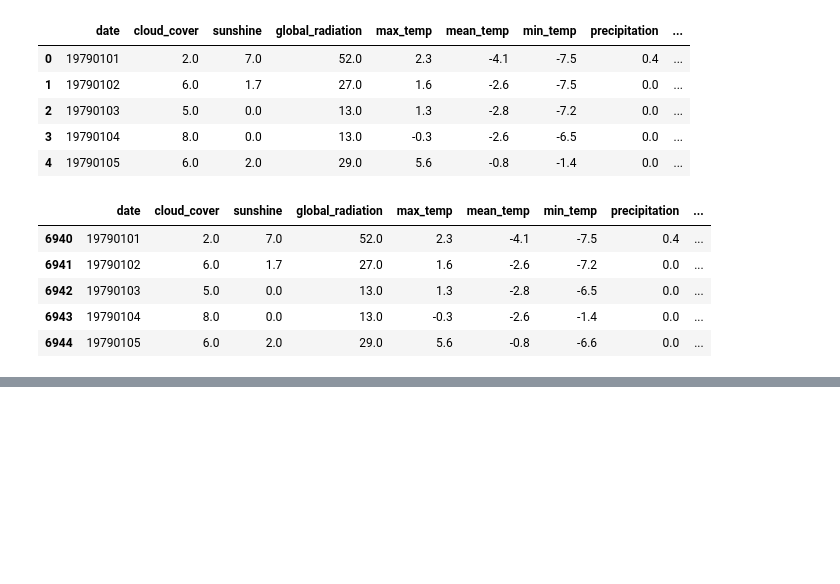
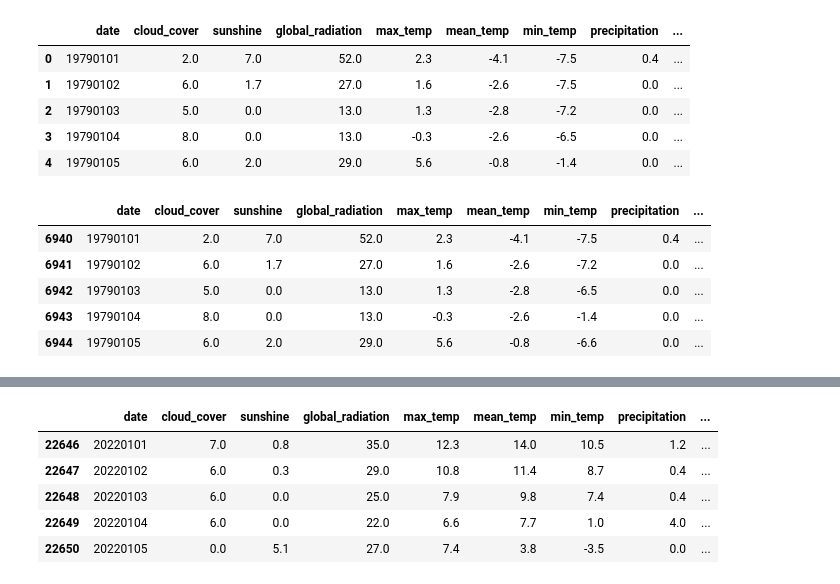
Before and after one commit to HemalathaRamanujam2022/mlops_temperature_prediction, a Jupyter notebook: eda/extract_new_data.ipynb, the cells around one changed output, grey strips where cells are left out. Cells and saved outputs as stored; diff of their text form; code cells hidden in the pictures; blank space fills up the shorter version.

```diff
--- a/eda/extract_new_data.ipynb
+++ b/eda/extract_new_data.ipynb
@@ -330,0 +424,4 @@ df_subset.head()
+# %%
+mask = (df_final['date'] >= 20220101) & (df_final['date'] <= 20221231)
+print(df_final.loc[mask])
+df_2022 = df_final.loc[mask]
@@ -330,0 +483,9 @@ df_subset.head()
+# %%
+df_2022.head()
+# %% [output]
+|  | date | cloud_cover | sunshine | global_radiation | max_temp | mean_temp | min_temp | precipitation | ... |
+| 22646 | 20220101 | 7.0 | 0.8 | 35.0 | 12.3 | 14.0 | 10.5 | 1.2 | ... |
+| 22647 | 20220102 | 6.0 | 0.3 | 29.0 | 10.8 | 11.4 | 8.7 | 0.4 | ... |
+| 22648 | 20220103 | 6.0 | 0.0 | 25.0 | 7.9 | 9.8 | 7.4 | 0.4 | ... |
+| 22649 | 20220104 | 6.0 | 0.0 | 22.0 | 6.6 | 7.7 | 1.0 | 4.0 | ... |
+| 22650 | 20220105 | 0.0 | 5.1 | 27.0 | 7.4 | 3.8 | -3.5 | 0.0 | ... |
```
Also changed, not shown: parts of 21 cells of this notebook, 22 other files.
